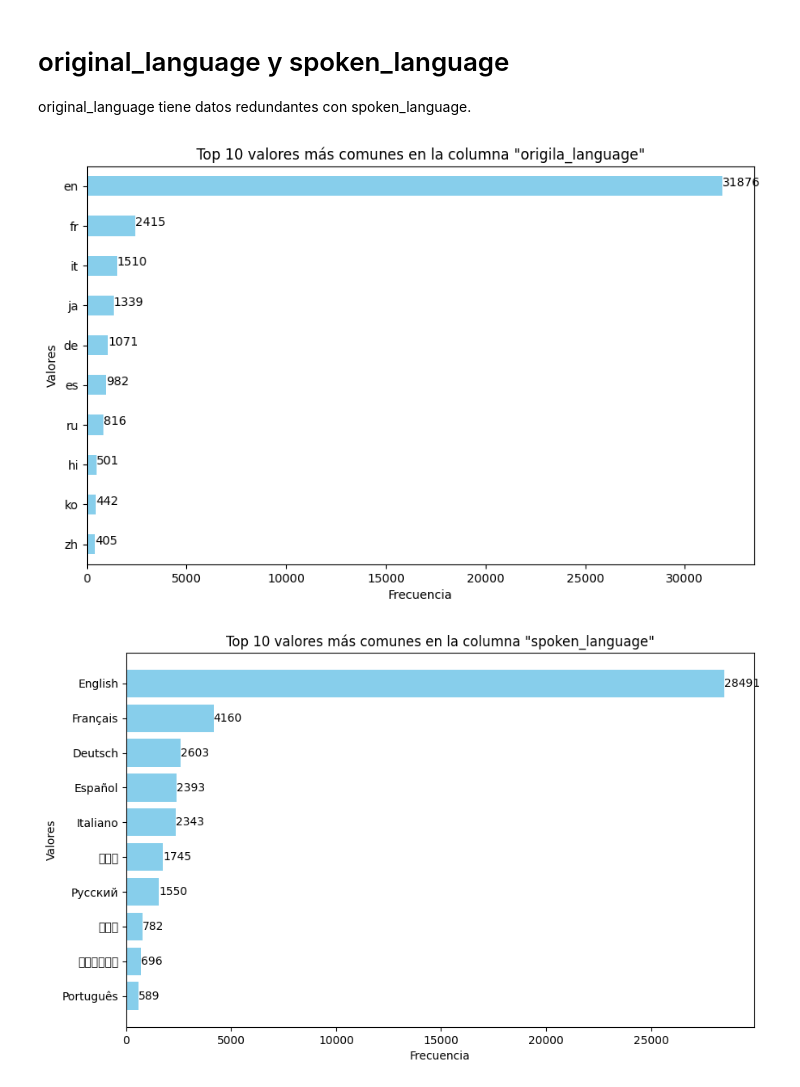
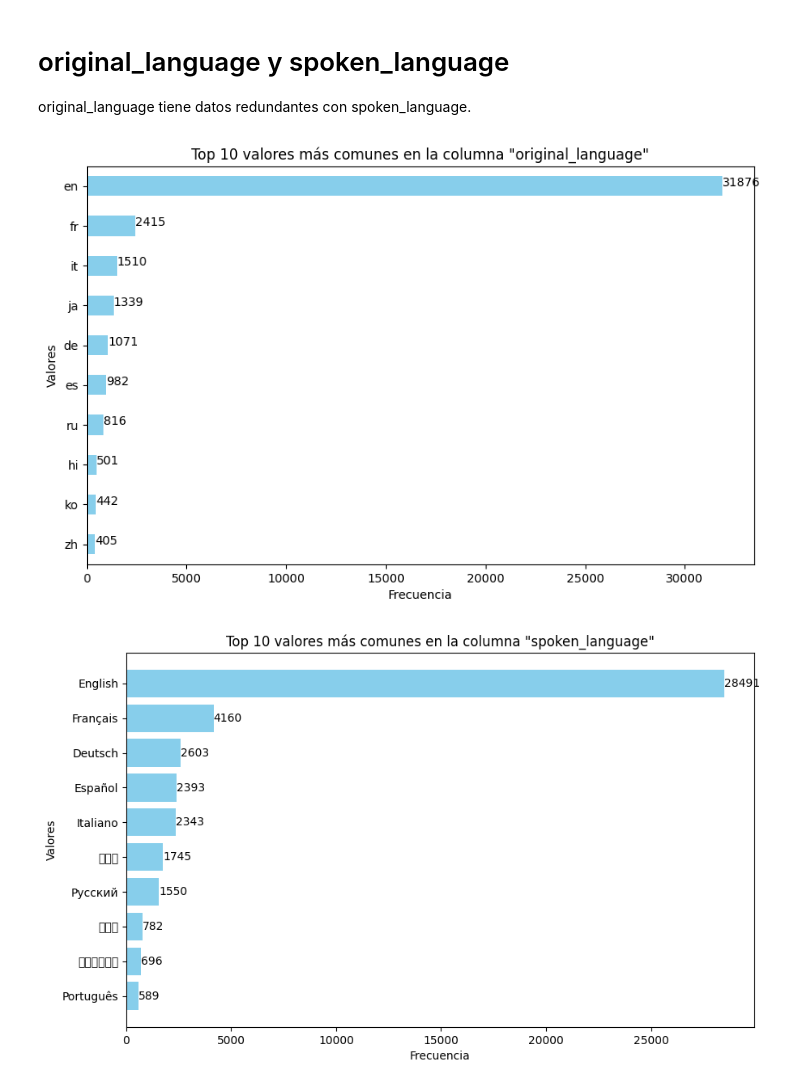
Before and after one commit to SalamoneNahuel/Proyecto_individual_1_Henry, a Jupyter notebook: Notebooks/EDA.ipynb, the cells around one changed output. Cells and saved outputs as stored; diff of their text form; code cells hidden in the pictures.

```diff
--- a/Notebooks/EDA.ipynb
+++ b/Notebooks/EDA.ipynb
@@ -511,18 +499,18 @@ from collections import Counter
 # %%
 comm_lan = df['original_language'].value_counts().head(10)
 
 plt.figure(figsize=(10, 6))
 bars = comm_lan.plot(kind='barh', color='skyblue')
 
 for index, value in enumerate(comm_lan):
     plt.text(value, index, str(value))
 
 plt.xlabel('Frecuencia')
 plt.ylabel('Valores')
-plt.title('Top 10 valores más comunes en la columna "origila_language"')
+plt.title('Top 10 valores más comunes en la columna "original_language"')
 plt.gca().invert_yaxis()
 # %% [output]
-[figure, old version]
+[figure, new version]
 # %%
 flat_lang = [item for sublist in df['spoken_languages'] for item in sublist]
 lang_count = Counter(flat_lang)
```
Also changed, not shown: parts of 10 cells of this notebook, 10 other files.
